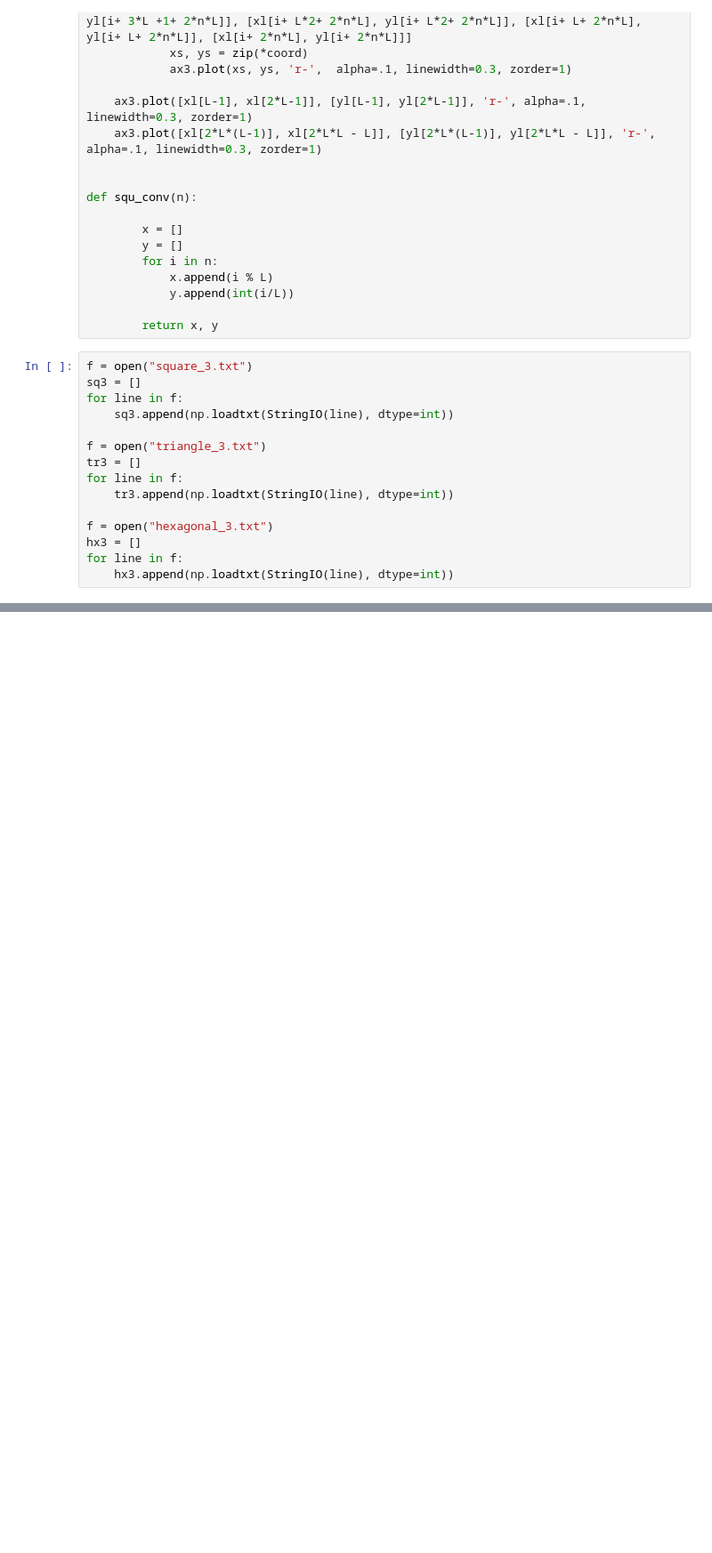
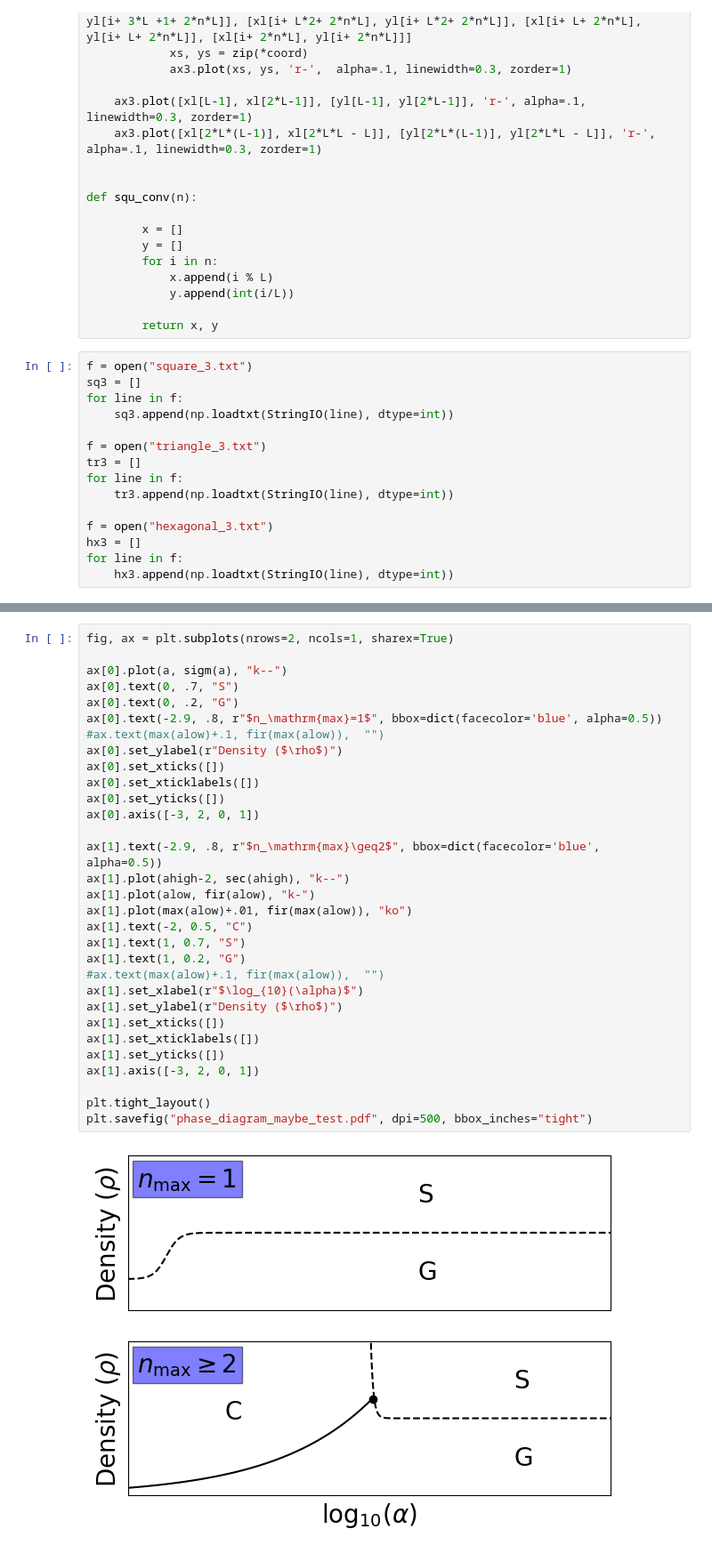
Before and after one commit to larstors/BA, a Jupyter notebook: code_from_richard/lars_sim/Data/for_latex/phased.ipynb, the cells around one changed output, grey strips where cells are left out. Shown: that part at 89% size. Saved outputs shown, nothing was run; the diff lists cells and outputs as text; blank space fills up the shorter version.

Commit message:
poster plots 2

```diff
--- a/code_from_richard/lars_sim/Data/for_latex/phased.ipynb
+++ b/code_from_richard/lars_sim/Data/for_latex/phased.ipynb
@@ -275,0 +276,33 @@ plt.savefig("phase_diagram_maybe_1.pdf", dpi=200)
+# %%
+fig, ax = plt.subplots(nrows=2, ncols=1, sharex=True)
+
+ax[0].plot(a, sigm(a), "k--")
+ax[0].text(0, .7, "S")
+ax[0].text(0, .2, "G")
+ax[0].text(-2.9, .8, r"$n_\mathrm{max}=1$", bbox=dict(facecolor='blue', alpha=0.5))
+#ax.text(max(alow)+.1, fir(max(alow)),  "")
+ax[0].set_ylabel(r"Density ($\rho$)")
+ax[0].set_xticks([])
+ax[0].set_xticklabels([])
+ax[0].set_yticks([])
+ax[0].axis([-3, 2, 0, 1])
+
+ax[1].text(-2.9, .8, r"$n_\mathrm{max}\geq2$", bbox=dict(facecolor='blue', alpha=0.5))
+ax[1].plot(ahigh-2, sec(ahigh), "k--")
+ax[1].plot(alow, fir(alow), "k-")
+ax[1].plot(max(alow)+.01, fir(max(alow)), "ko")
+ax[1].text(-2, 0.5, "C")
+ax[1].text(1, 0.7, "S")
+ax[1].text(1, 0.2, "G")
+#ax.text(max(alow)+.1, fir(max(alow)),  "")
+ax[1].set_xlabel(r"$\log_{10}(\alpha)$")
+ax[1].set_ylabel(r"Density ($\rho$)")
+ax[1].set_xticks([])
+ax[1].set_xticklabels([])
+ax[1].set_yticks([])
+ax[1].axis([-3, 2, 0, 1])
+
+plt.tight_layout()
+plt.savefig("phase_diagram_maybe_test.pdf", dpi=500, bbox_inches="tight")
+# %% [output]
+[figure, added]
```
Also changed, not shown: parts of 2 cells of this notebook.
